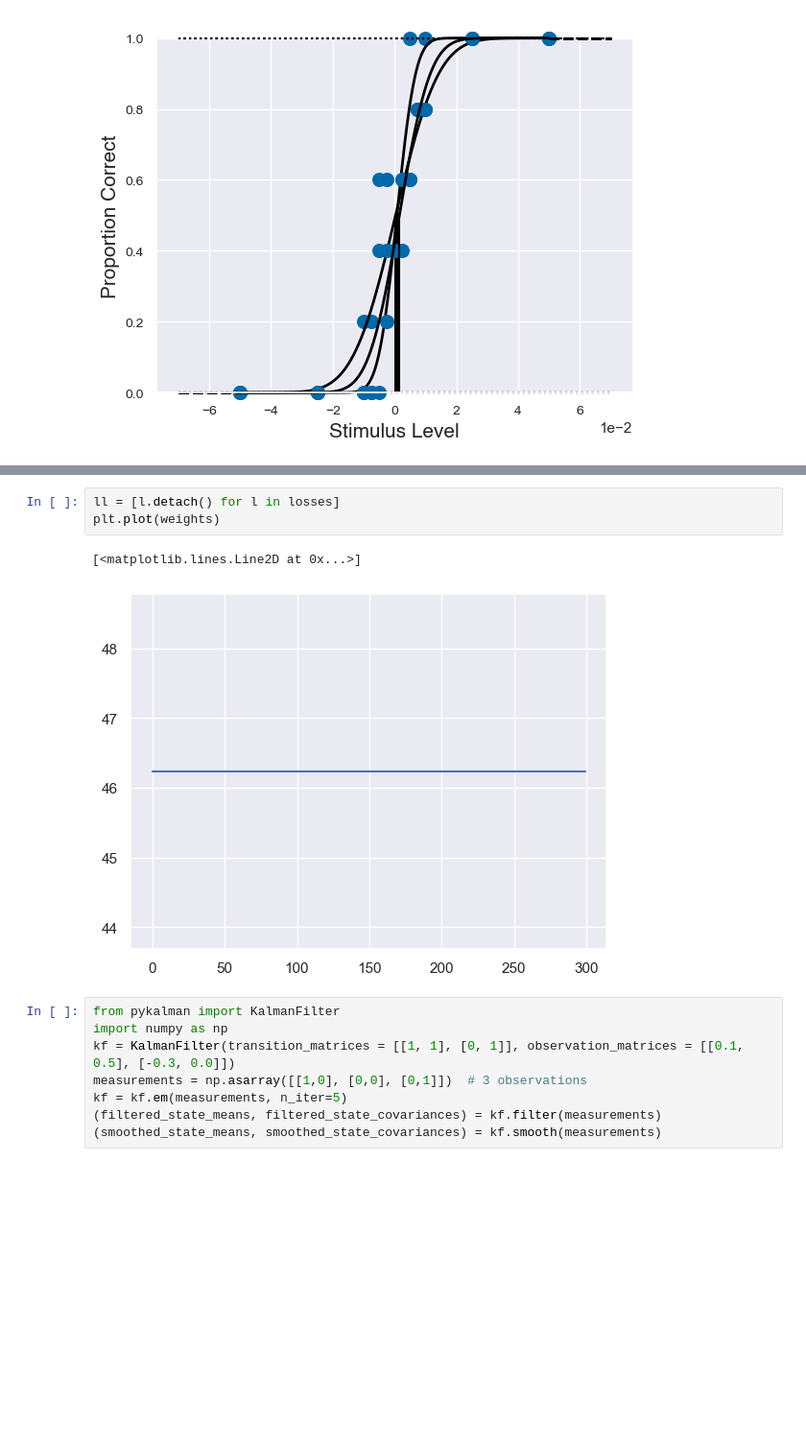
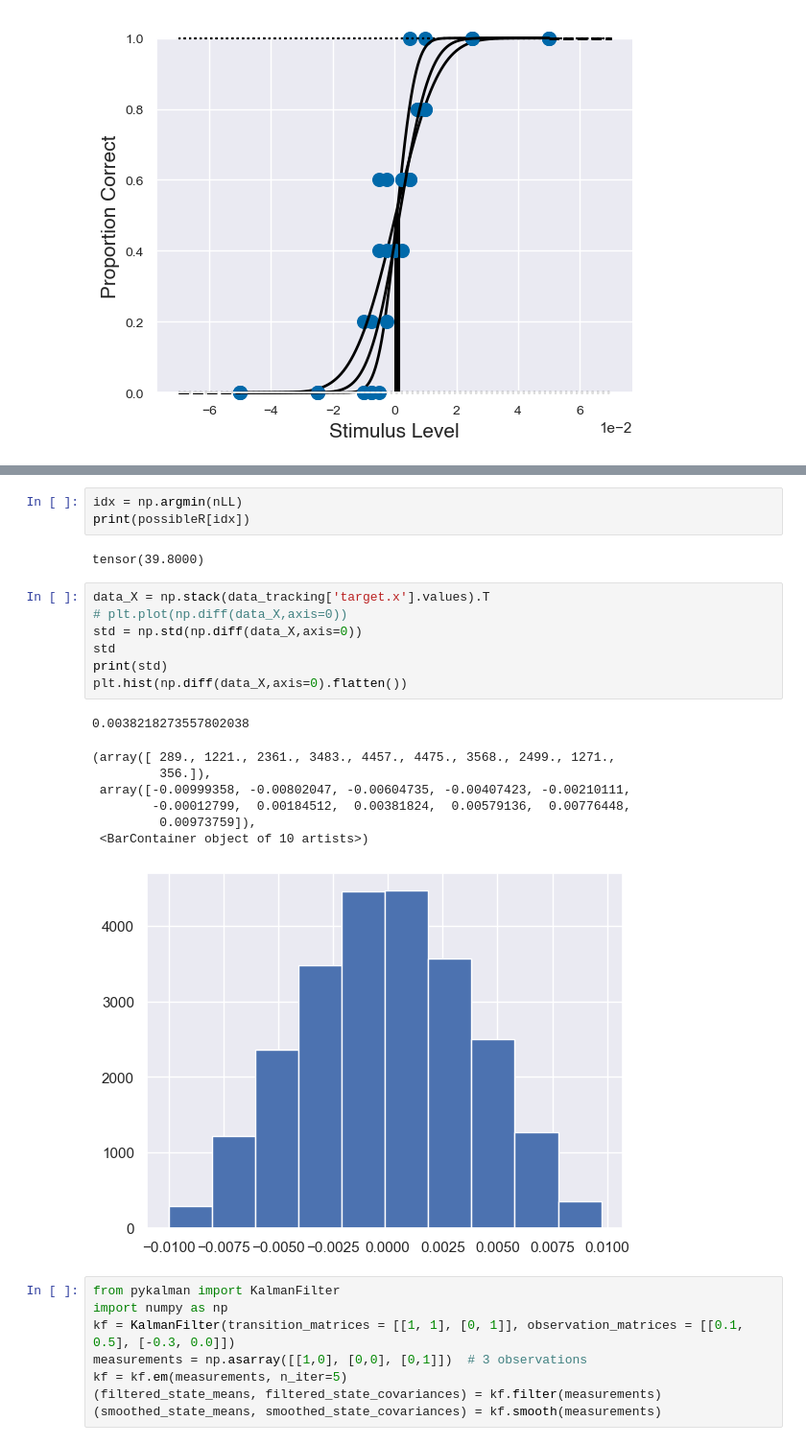
Before and after one commit to BonnenLab/tracking-psychopy-bonnen-2015, a Jupyter notebook: Tutorial.ipynb, the cells around one changed output, grey strips where cells are left out. Shown at 96% size. Cells and saved outputs as stored; diff of their text form; blank space fills up the shorter version.

```diff
--- a/Tutorial.ipynb
+++ b/Tutorial.ipynb
@@ -446,9 +542,24 @@ tensor(4279.8887)
-# %%
-ll = [l.detach() for l in losses]
-plt.plot(weights)
-# %% [output]
-[<matplotlib.lines.Line2D at 0x...>]
-[figure, removed]
+# %%
+idx = np.argmin(nLL)
+print(possibleR[idx])
+# %% [output]
+tensor(39.8000)
+# %%
+data_X = np.stack(data_tracking['target.x'].values).T
+# plt.plot(np.diff(data_X,axis=0))
+std = np.std(np.diff(data_X,axis=0))
+std
+print(std)
+plt.hist(np.diff(data_X,axis=0).flatten())
+# %% [output]
+0.0038218273557802038
+(array([ 289., 1221., 2361., 3483., 4457., 4475., 3568., 2499., 1271.,
+         356.]),
+ array([-0.00999358, -0.00802047, -0.00604735, -0.00407423, -0.00210111,
+        -0.00012799,  0.00184512,  0.00381824,  0.00579136,  0.00776448,
+         0.00973759]),
+ <BarContainer object of 10 artists>)
+[figure, added]
 # %%
 from pykalman import KalmanFilter
 import numpy as np
```
Also changed, not shown: parts of 19 cells of this notebook.
